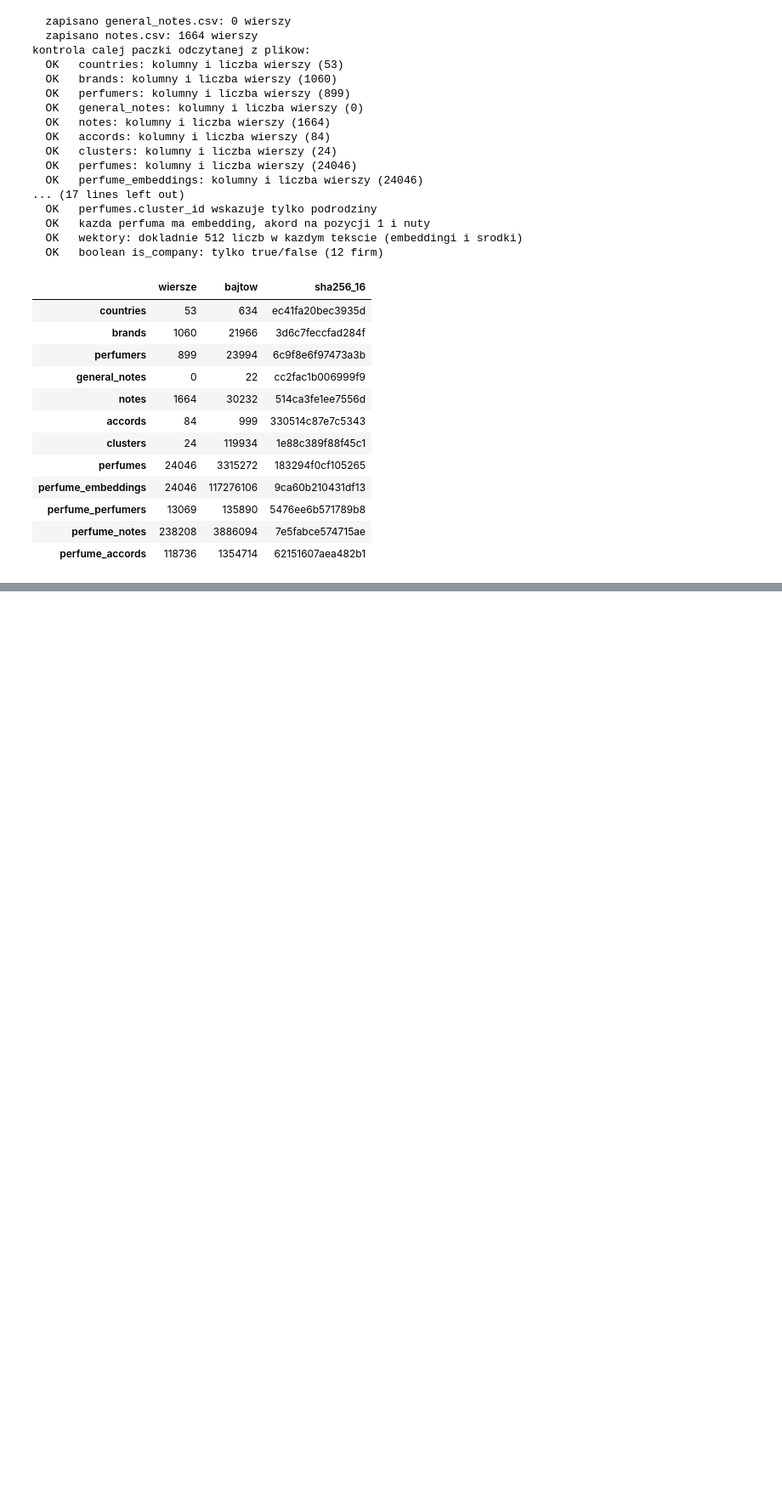
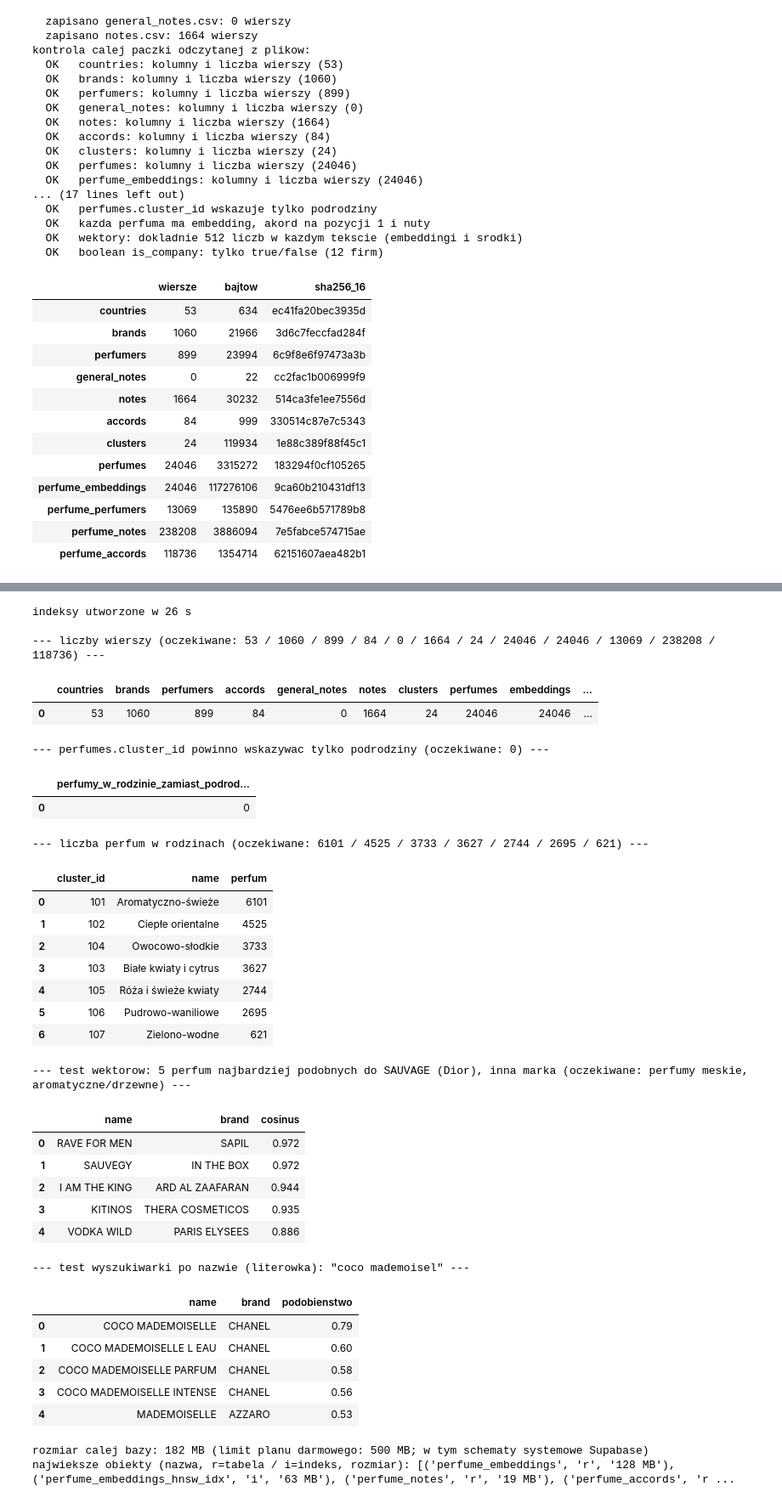
Before and after one commit to adamdobrogowski/PerfumeCollectionApp, a Jupyter notebook: notatniki/export_DB.ipynb, the cells around one changed output, grey strips where cells are left out. Shown at 85% size. Drawn from its saved outputs; the diff is of its cells as text; code cells hidden in the pictures; blank space fills up the shorter version.

Commit message:
Baza danych: skrypty SQL (schemat, ladowanie, indeksy) i notatnik eksportu do bazy

```diff
--- a/notatniki/export_DB.ipynb
+++ b/notatniki/export_DB.ipynb
@@ -508,3 +492,22 @@ kontrola calej paczki odczytanej z plikow:
 | perfume_perfumers | 13069 | 135890 | 5476ee6b571789b8 |
 | perfume_notes | 238208 | 3886094 | 7e5fabce574715ae |
 | perfume_accords | 118736 | 1354714 | 62151607aea482b1 |
+# %%
+%pip install -q "psycopg[binary]" python-dotenv
+
+import os
+from dotenv import load_dotenv
+import psycopg
+
+load_dotenv(os.path.join("..", ".env"))                    # plik .env w glownym folderze repozytorium (notatnik lezy w notatniki/)
+POLACZENIE = dict(host=os.environ["DB_HOST"], port=int(os.environ["DB_PORT"]), dbname=os.environ["DB_NAME"],
+                  user=os.environ["DB_USER"], password=os.environ["DB_PASSWORD"], sslmode="require")   # sslmode: polaczenie szyfrowane
+
+with psycopg.connect(**POLACZENIE, connect_timeout=15) as conn:
+    with conn.cursor() as cur:
+        cur.execute("select version()")
+        print("serwer:", cur.fetchone()[0])
+        cur.execute("select current_user, current_database()")
+        print("uzytkownik, baza:", cur.fetchone())
+        cur.execute("select name, default_version, installed_version from pg_available_extensions where name in ('vector', 'pg_trgm') order by name")
+        print("rozszerzenia (nazwa, wersja dostepna, zainstalowana):", cur.fetchall())
@@ -510,0 +625,59 @@ kontrola calej paczki odczytanej z plikow:
+# %%
+import pathlib, re, time
+import pandas as pd
+
+# --- KROK 8: indeksy i kontrole z pliku 03_indexes_and_checks.sql ---
+tekst = (pathlib.Path("..") / "baza" / "03_indexes_and_checks.sql").read_text(encoding="utf-8")
+czesci = re.split(r"^\\echo '(.*)'\s*$", tekst, flags=re.M)                 # [poczatek z indeksami, naglowek 1, SQL 1, naglowek 2, SQL 2, ...]
+usun_psql = lambda s: "\n".join(l for l in s.splitlines() if not l.lstrip().startswith("\\"))
+
+t0 = time.time()
+with psycopg.connect(**POLACZENIE, connect_timeout=15) as conn:
+    conn.execute("SET search_path TO public, extensions")
+    conn.execute("SET statement_timeout = 0")
+    conn.execute("SET maintenance_work_mem = '128MB'")                       # wiecej pamieci na budowe indeksu HNSW (24 tys. wektorow x 512 wymiarow)
+    conn.execute(usun_psql(czesci[0]))                                       # CREATE INDEX ... oraz ANALYZE
+    print(f"indeksy utworzone w {time.time() - t0:.0f} s\n")
+    for naglowek, sql in zip(czesci[1::2], czesci[2::2]):
+        print(naglowek)
+        kursor = conn.execute(usun_psql(sql))
+        display(pd.DataFrame(kursor.fetchall(), columns=[k.name for k in kursor.description]))
+    rozmiar = conn.execute("select pg_size_pretty(pg_database_size(current_database()))").fetchone()[0]
+    najwieksze = conn.execute("""select c.relname, c.relkind, pg_size_pretty(pg_total_relation_size(c.oid)) from pg_class c join pg_namespace n on n.oid = c.relnamespace
+                                 where n.nspname = 'public' and c.relkind in ('r', 'i') order by pg_total_relation_size(c.oid) desc limit 6""").fetchall()
+print(f"rozmiar calej bazy: {rozmiar} (limit planu darmowego: 500 MB; w tym schematy systemowe Supabase)")
+print("najwieksze obiekty (nazwa, r=tabela / i=indeks, rozmiar):", najwieksze)
+# %% [output]
+indeksy utworzone w 26 s
+
+--- liczby wierszy (oczekiwane: 53 / 1060 / 899 / 84 / 0 / 1664 / 24 / 24046 / 24046 / 13069 / 238208 / 118736) ---
+|  | countries | brands | perfumers | accords | general_notes | notes | clusters | perfumes | embeddings | ... |
+| 0 | 53 | 1060 | 899 | 84 | 0 | 1664 | 24 | 24046 | 24046 | ... |
+--- perfumes.cluster_id powinno wskazywac tylko podrodziny (oczekiwane: 0) ---
+|  | perfumy_w_rodzinie_zamiast_podrod... |
+| 0 | 0 |
+--- liczba perfum w rodzinach (oczekiwane: 6101 / 4525 / 3733 / 3627 / 2744 / 2695 / 621) ---
+|  | cluster_id | name | perfum |
+| 0 | 101 | Aromatyczno-świeże | 6101 |
+| 1 | 102 | Ciepłe orientalne | 4525 |
+| 2 | 104 | Owocowo-słodkie | 3733 |
+| 3 | 103 | Białe kwiaty i cytrus | 3627 |
+| 4 | 105 | Róża i świeże kwiaty | 2744 |
+| 5 | 106 | Pudrowo-waniliowe | 2695 |
+| 6 | 107 | Zielono-wodne | 621 |
+--- test wektorow: 5 perfum najbardziej podobnych do SAUVAGE (Dior), inna marka (oczekiwane: perfumy meskie, aromatyczne/drzewne) ---
+|  | name | brand | cosinus |
+| 0 | RAVE FOR MEN | SAPIL | 0.972 |
+| 1 | SAUVEGY | IN THE BOX | 0.972 |
+| 2 | I AM THE KING | ARD AL ZAAFARAN | 0.944 |
+| 3 | KITINOS | THERA COSMETICOS | 0.935 |
+| 4 | VODKA WILD | PARIS ELYSEES | 0.886 |
+--- test wyszukiwarki po nazwie (literowka): "coco mademoisel" ---
+|  | name | brand | podobienstwo |
+| 0 | COCO MADEMOISELLE | CHANEL | 0.79 |
+| 1 | COCO MADEMOISELLE L EAU | CHANEL | 0.60 |
+| 2 | COCO MADEMOISELLE PARFUM | CHANEL | 0.58 |
+| 3 | COCO MADEMOISELLE INTENSE | CHANEL | 0.56 |
+| 4 | MADEMOISELLE | AZZARO | 0.53 |
+rozmiar calej bazy: 182 MB (limit planu darmowego: 500 MB; w tym schematy systemowe Supabase)
+najwieksze obiekty (nazwa, r=tabela / i=indeks, rozmiar): [('perfume_embeddings', 'r', '128 MB'), ('perfume_embeddings_hnsw_idx', 'i', '63 MB'), ('perfume_notes', 'r', '19 MB'), ('perfume_accords', 'r ...
```
Also changed, not shown: parts of 9 cells of this notebook, 4 other files.
